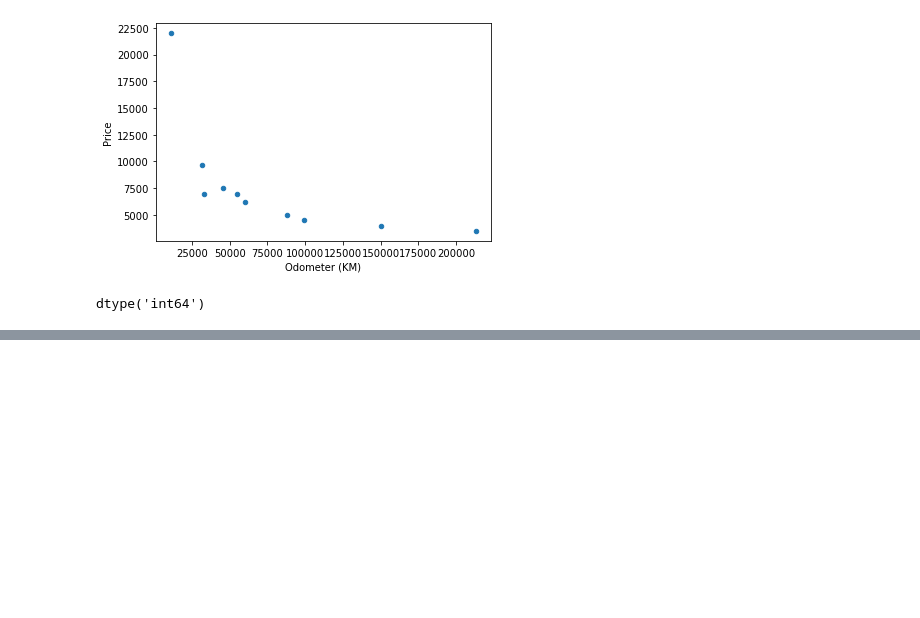
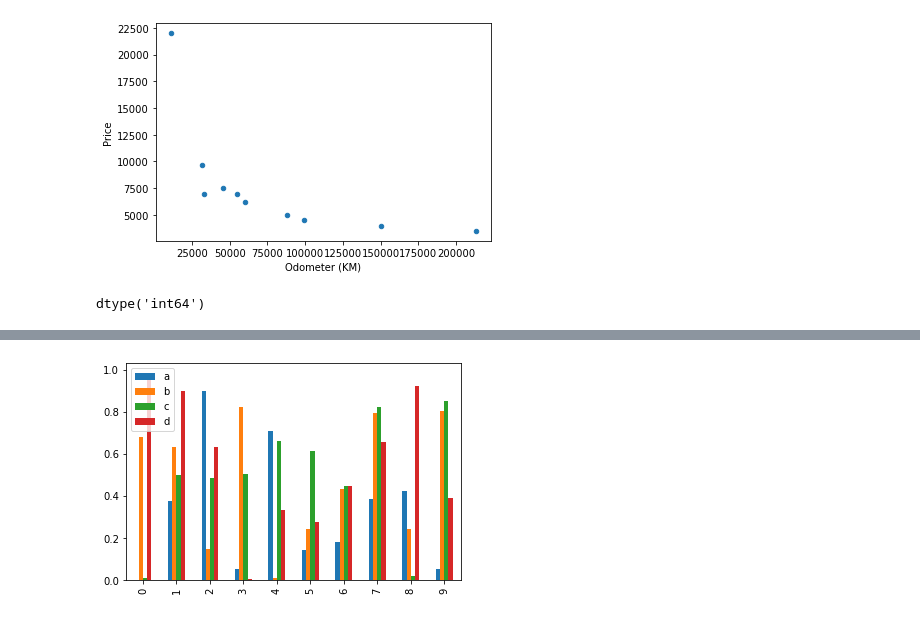
Before and after one commit to edwardsmoses/first-machine-learning-project, a Jupyter notebook: introduction-to-matplotlib.ipynb, the cells around one changed output, grey strips where cells are left out. Cells and saved outputs as stored; diff of their text form; code cells hidden in the pictures; blank space fills up the shorter version.

```diff
--- a/introduction-to-matplotlib.ipynb
+++ b/introduction-to-matplotlib.ipynb
@@ -458,0 +495,4 @@ dtype('int64')
+# %%
+df.plot(kind="bar");
+# %% [output]
+[figure, added]
```
Also changed, not shown: parts of 24 cells of this notebook.
